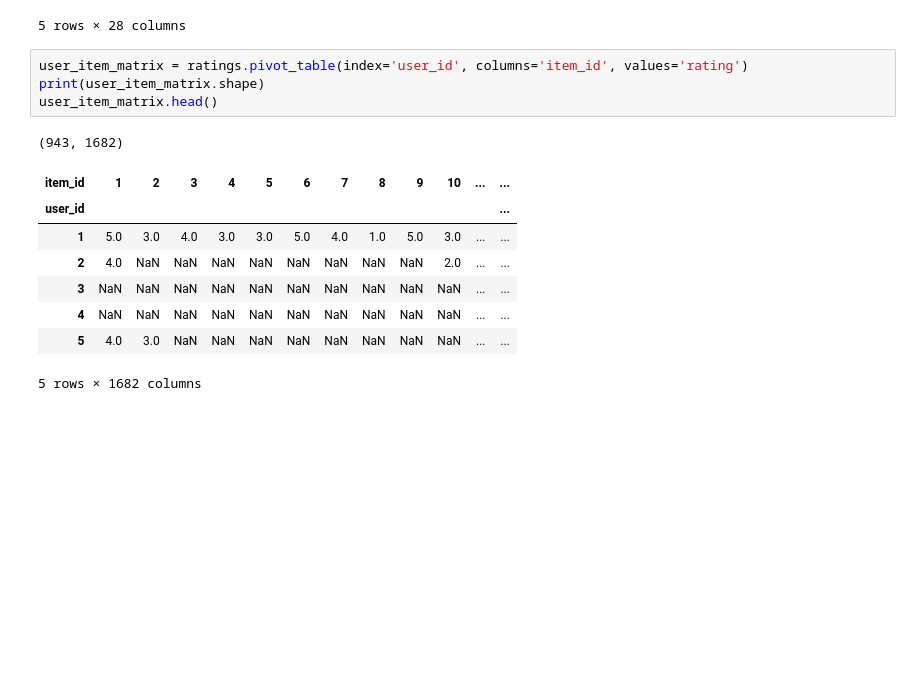
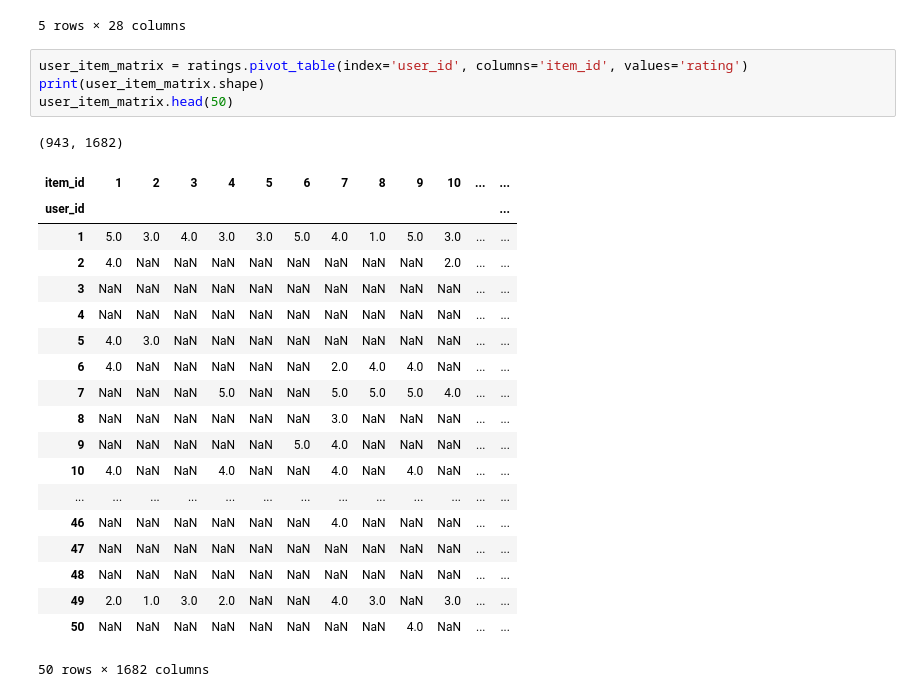
Before and after one commit to FutureProofDev/Movie_Recommendation_Engine, a Jupyter notebook: backend/notebooks/01_data_exploration.ipynb, the cells around one changed output. Cells and saved outputs as stored; diff of their text form; blank space fills up the shorter version.

```diff
--- a/backend/notebooks/01_data_exploration.ipynb
+++ b/backend/notebooks/01_data_exploration.ipynb
@@ -84,14 +84,25 @@ full_df.head()
 # %%
 user_item_matrix = ratings.pivot_table(index='user_id', columns='item_id', values='rating')
 print(user_item_matrix.shape)
-user_item_matrix.head()
+user_item_matrix.head(50)
 # %% [output]
 (943, 1682)
 | item_id | 1 | 2 | 3 | 4 | 5 | 6 | 7 | 8 | 9 | 10 | ... | ... |
 | user_id |  |  |  |  |  |  |  |  |  |  |  | ... |
 | 1 | 5.0 | 3.0 | 4.0 | 3.0 | 3.0 | 5.0 | 4.0 | 1.0 | 5.0 | 3.0 | ... | ... |
 | 2 | 4.0 | NaN | NaN | NaN | NaN | NaN | NaN | NaN | NaN | 2.0 | ... | ... |
 | 3 | NaN | NaN | NaN | NaN | NaN | NaN | NaN | NaN | NaN | NaN | ... | ... |
 | 4 | NaN | NaN | NaN | NaN | NaN | NaN | NaN | NaN | NaN | NaN | ... | ... |
 | 5 | 4.0 | 3.0 | NaN | NaN | NaN | NaN | NaN | NaN | NaN | NaN | ... | ... |
+| 6 | 4.0 | NaN | NaN | NaN | NaN | NaN | 2.0 | 4.0 | 4.0 | NaN | ... | ... |
+| 7 | NaN | NaN | NaN | 5.0 | NaN | NaN | 5.0 | 5.0 | 5.0 | 4.0 | ... | ... |
+| 8 | NaN | NaN | NaN | NaN | NaN | NaN | 3.0 | NaN | NaN | NaN | ... | ... |
+| 9 | NaN | NaN | NaN | NaN | NaN | 5.0 | 4.0 | NaN | NaN | NaN | ... | ... |
+| 10 | 4.0 | NaN | NaN | 4.0 | NaN | NaN | 4.0 | NaN | 4.0 | NaN | ... | ... |
+| ... | ... | ... | ... | ... | ... | ... | ... | ... | ... | ... | ... | ... |
+| 46 | NaN | NaN | NaN | NaN | NaN | NaN | 4.0 | NaN | NaN | NaN | ... | ... |
+| 47 | NaN | NaN | NaN | NaN | NaN | NaN | NaN | NaN | NaN | NaN | ... | ... |
+| 48 | NaN | NaN | NaN | NaN | NaN | NaN | NaN | NaN | NaN | NaN | ... | ... |
+| 49 | 2.0 | 1.0 | 3.0 | 2.0 | NaN | NaN | 4.0 | 3.0 | NaN | 3.0 | ... | ... |
+| 50 | NaN | NaN | NaN | NaN | NaN | NaN | NaN | NaN | 4.0 | NaN | ... | ... |
-5 rows × 1682 columns
+50 rows × 1682 columns
```
Also changed, not shown: 1 other file.
